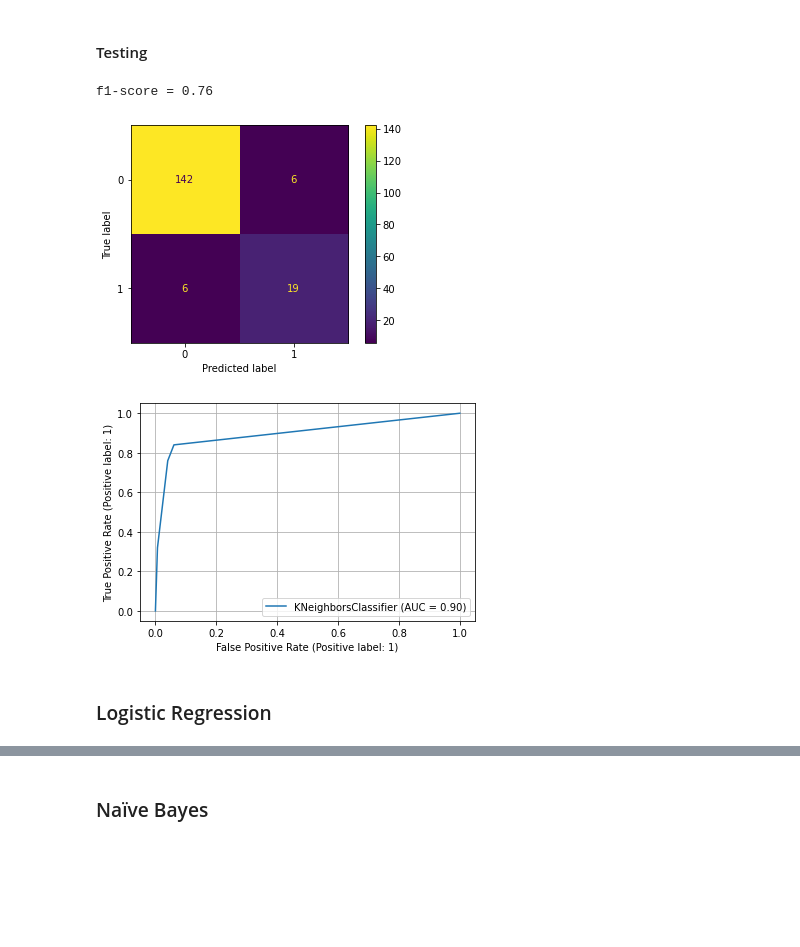
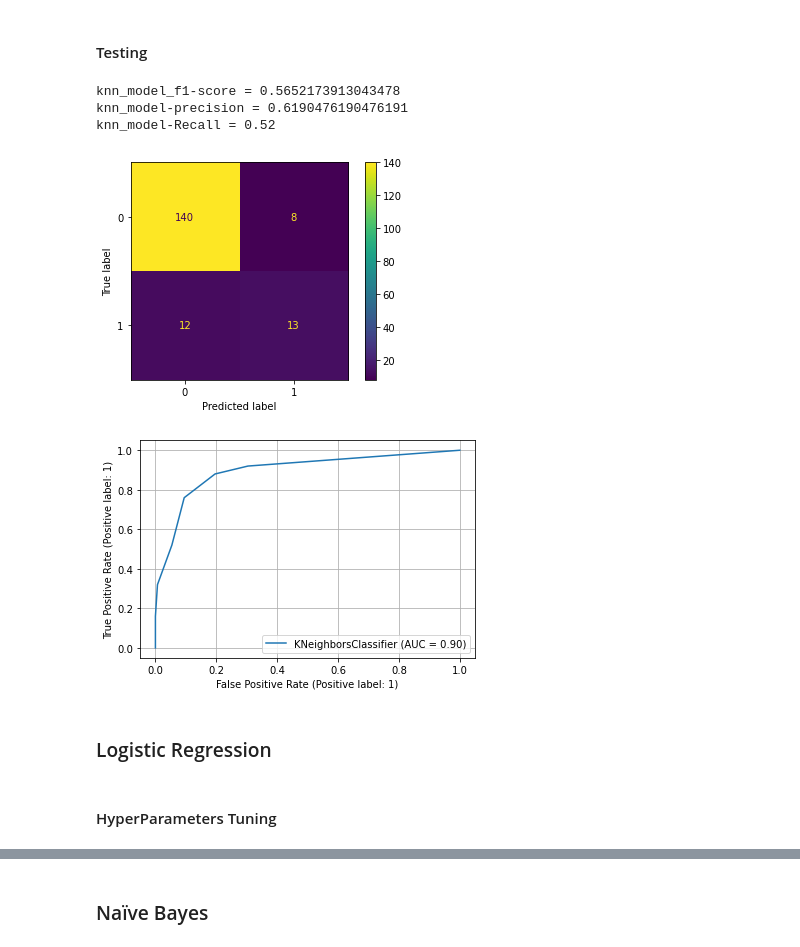
Before and after one commit to MMostafa-Hub/COVID-19-Outcome-Prediction, a Jupyter notebook: COVID-19 Outcome Prediction.ipynb, the cells around one changed output, grey strips where cells are left out. Cells and saved outputs as stored; diff of their text form; code cells hidden in the pictures; blank space fills up the shorter version.

```diff
--- a/COVID-19 Outcome Prediction.ipynb
+++ b/COVID-19 Outcome Prediction.ipynb
@@ -21,7 +29,11 @@ from sklearn.model_selection import train_test_split
 
 # Test set is 20% of the data
 X_train, X_test, y_train, y_test = train_test_split(
-    X, y, test_size=0.2, random_state=42,shuffle=True)
+    X, y, test_size=0.2, random_state=42)
 # %% [markdown]
 ### K-Nearest Negihbors
+# %%
+from sklearn.preprocessing import MinMaxScaler
+X_train_norm = MinMaxScaler().fit_transform(X_train)
+X_test_norm = MinMaxScaler().fit_transform(X_test)
 # %% [markdown]
@@ -29,21 +40,0 @@ X_train, X_test, y_train, y_test = train_test_split(
-# %%
-from sklearn.neighbors import KNeighborsClassifier
-from sklearn.model_selection import cross_val_score
-
-cv_scores = []
-# finding the best K that gives the best score on the validation set
-for k in range(1,11):
-    #create a new KNN model
-    knn_cv = KNeighborsClassifier(n_neighbors=k)
-
-    #train model with cv of 5
-    cv_score = cross_val_score(knn_cv, X_train, y_train, cv=10)
-    cv_scores.append(np.mean(cv_score))
-
-plt.plot(range(1,11),cv_scores)
-plt.grid()
-plt.show()
-
-# from the plot we see that best k is 3
-best_K = cv_scores.index(max(cv_scores)) + 1
-print(f"{best_K = } ")
@@ -55,3 +40,0 @@ best_K = 3
-# %%
-kn_classifier = KNeighborsClassifier(n_neighbors=best_K)
-kn_classifier.fit(X_train,y_train)
@@ -60,23 +82,27 @@ KNeighborsClassifier(n_neighbors=3)
 # %% [markdown]
 #### Testing
 # %%
-from sklearn.metrics import plot_confusion_matrix, plot_roc_curve, f1_score
+from sklearn.metrics import plot_confusion_matrix, plot_roc_curve
 
 # making predictions
-y_pred = kn_classifier.predict(X_test)
+y_pred_knn = best_knn_classifier.predict(X_test_norm)
 
 # Confusion Matrix
-plot_confusion_matrix(kn_classifier, X_test, y_test)
+plot_confusion_matrix(best_knn_classifier, X_test_norm, y_test)
 
-# f1-score
-print(f"f1-score = {f1_score(y_test, y_pred)}")
+# Precision, Recall, f1-score
+print(f"knn_model_f1-score = {f1_score(y_test, y_pred_knn)}\nknn_model-precision = {precision_score(y_test,y_pred_knn)}\nknn_model-Recall = {recall_score(y_test,y_pred_knn)}")
 
 # ROC curve
-plot_roc_curve(kn_classifier, X_test, y_test)
+plot_roc_curve(best_knn_classifier, X_test_norm, y_test)
 plt.grid()
 # %% [output]
-f1-score = 0.76
+knn_model_f1-score = 0.5652173913043478
+knn_model-precision = 0.6190476190476191
+knn_model-Recall = 0.52
-[figure, old version]
+[figure, new version]
-[figure, old version]
+[figure, new version]
 # %% [markdown]
 ### Logistic Regression
+# %% [markdown]
+#### HyperParameters Tuning
```
Also changed, not shown: parts of 15 cells of this notebook.
